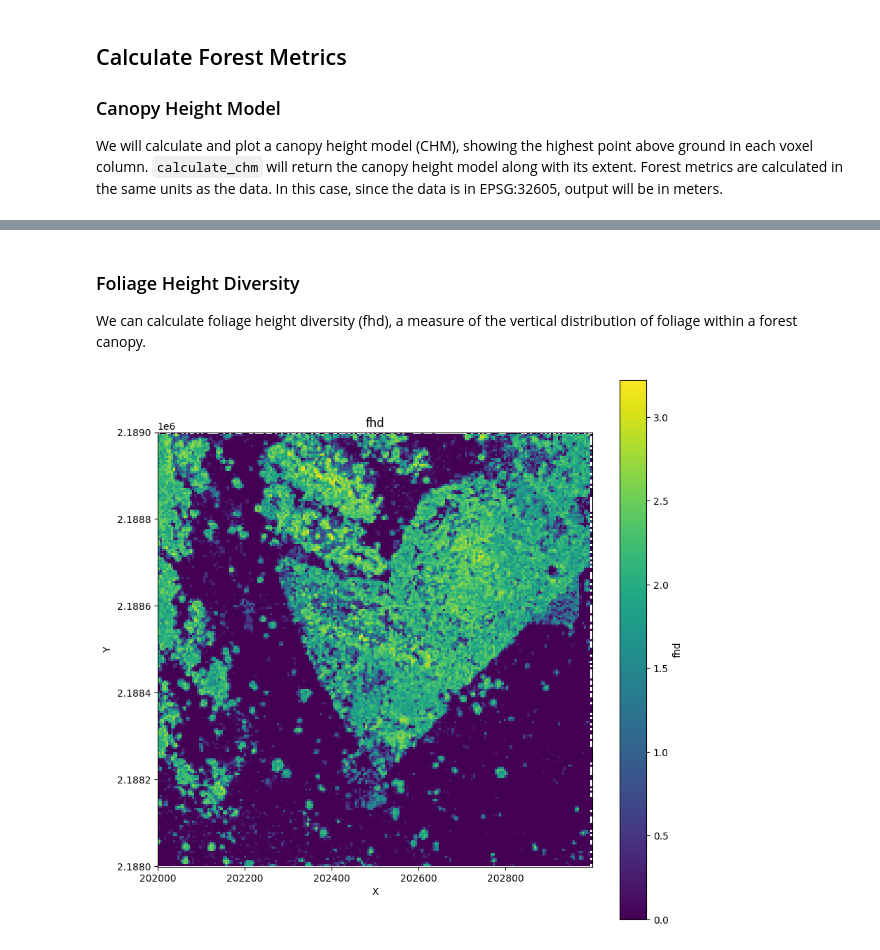
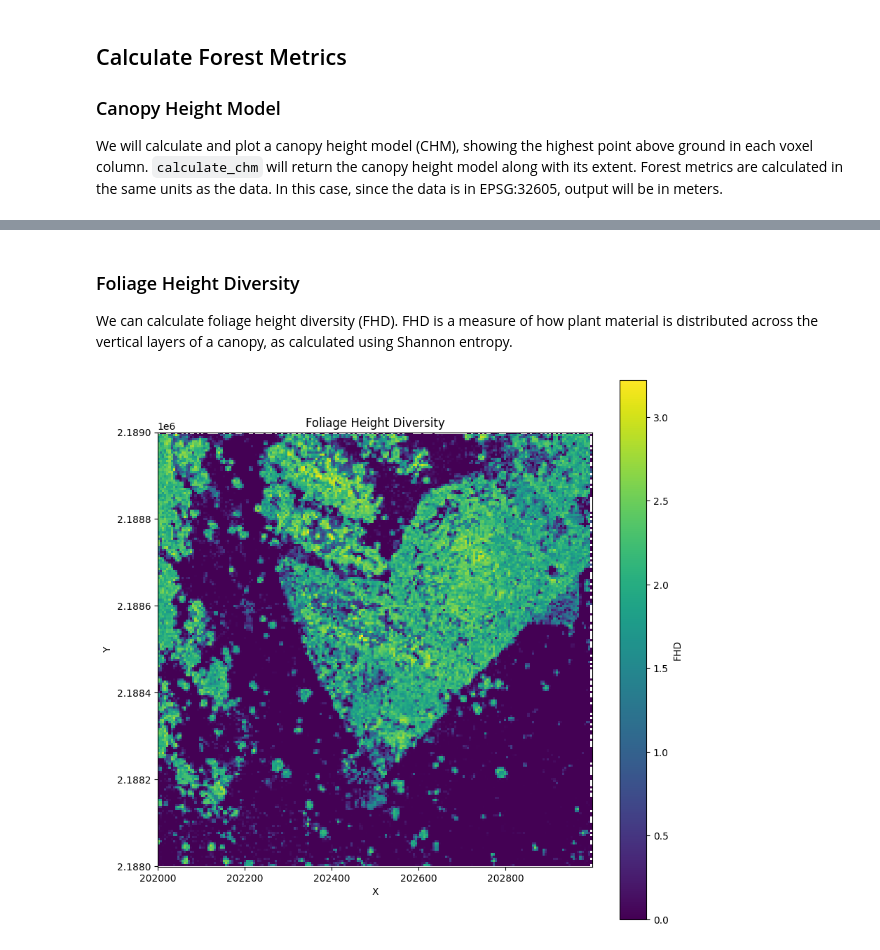
Before and after one commit to iosefa/PyForestScan, a Jupyter notebook: docs/examples/calculate-forest-metrics.ipynb, the cells around one changed output, grey strips where cells are left out. Cells and saved outputs as stored; diff of their text form; code cells hidden in the pictures.

```diff
--- a/docs/examples/calculate-forest-metrics.ipynb
+++ b/docs/examples/calculate-forest-metrics.ipynb
@@ -60,9 +58,9 @@ plot_metric('PAI', pai, extent, cmap='viridis', fig_size=None)
 # %% [markdown]
 ### Foliage Height Diversity
-We can calculate foliage height diversity (fhd), a measure of the vertical distribution of foliage within a forest canopy.
+We can calculate foliage height diversity (FHD). FHD is a measure of how plant material is distributed across the vertical layers of a canopy, as calculated using Shannon entropy.
 # %%
 fhd = calculate_fhd(voxels)
 # %%
-plot_metric('fhd',fhd, extent, cmap='viridis', fig_size=None)
+plot_metric('Foliage Height Diversity', fhd, extent, metric_name='FHD', cmap='viridis', fig_size=None)
 # %% [output]
-[figure, old version]
+[figure, new version]
```
Also changed, not shown: parts of 9 cells of this notebook, 6 other files.
